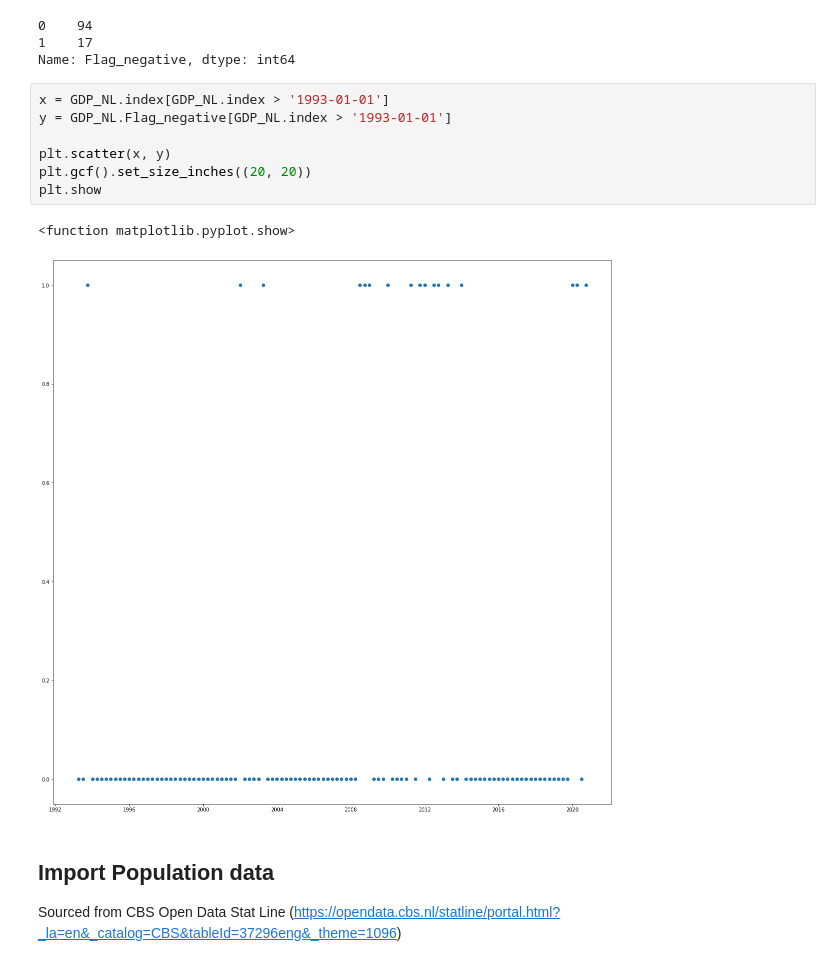
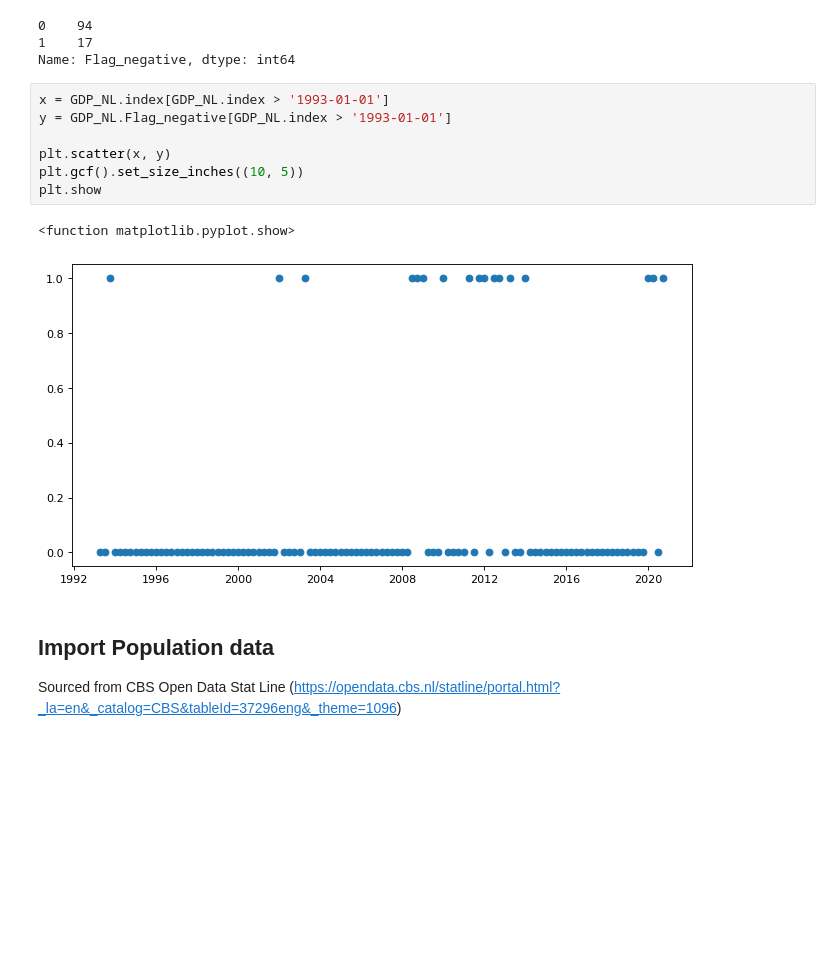
Before and after one commit to dsirtioglu/python, a Jupyter notebook: RR_NL_Energy_Prediction.ipynb, the cells around one changed output. Drawn from its saved outputs; the diff is of its cells as text; blank space fills up the shorter version.

```diff
--- a/RR_NL_Energy_Prediction.ipynb
+++ b/RR_NL_Energy_Prediction.ipynb
@@ -340,13 +337,13 @@ Name: Flag_negative, dtype: int64
 # %%
 x = GDP_NL.index[GDP_NL.index > '1993-01-01']
 y = GDP_NL.Flag_negative[GDP_NL.index > '1993-01-01']
 
 plt.scatter(x, y)
-plt.gcf().set_size_inches((20, 20))
+plt.gcf().set_size_inches((10, 5))
 plt.show
 # %% [output]
 <function matplotlib.pyplot.show>
-[figure, old version]
+[figure, new version]
 # %% [markdown]
 ## Import Population data
 
```
Also changed, not shown: parts of 17 cells of this notebook.
